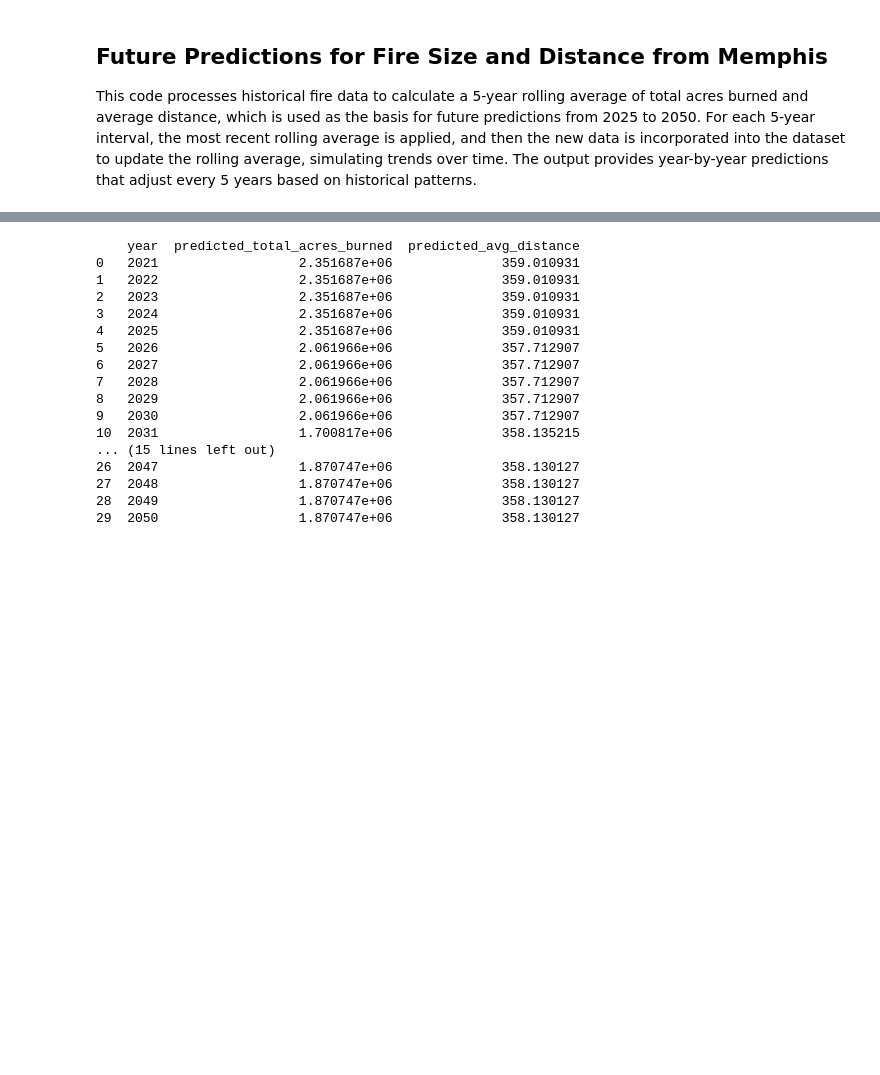
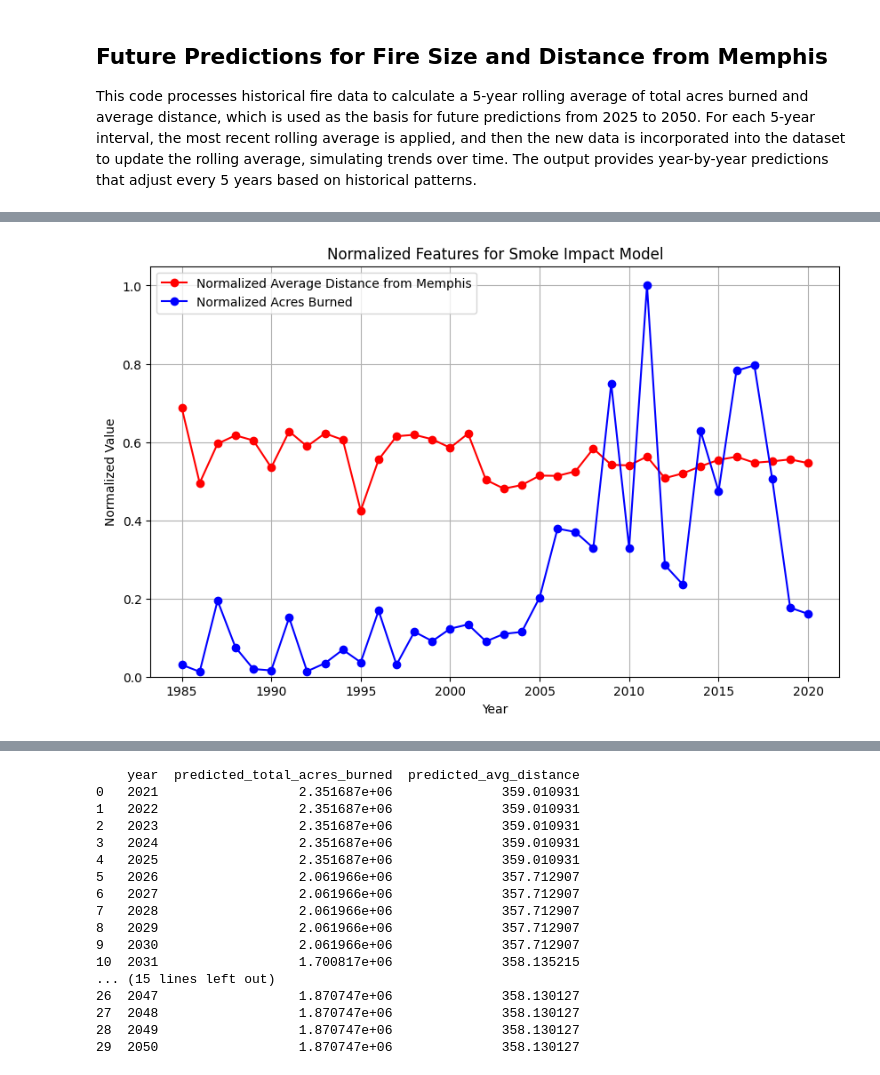
Before and after one commit to debsubdavis/data512-project, a Jupyter notebook: 01_smoke_impact_estimate_model/stage4_model_predictions.ipynb, the cells around one changed output, grey strips where cells are left out. Saved outputs shown, nothing was run; the diff lists cells and outputs as text; code cells hidden in the pictures; blank space fills up the shorter version.

```diff
--- a/01_smoke_impact_estimate_model/stage4_model_predictions.ipynb
+++ b/01_smoke_impact_estimate_model/stage4_model_predictions.ipynb
@@ -29,0 +81,24 @@ This code processes historical fire data to calculate a 5-year rolling average o
+# %%
+# Read the CSV file
+df = pd.read_csv(NORM_WT_FTRS_INPUT_PATH)
+
+
+# Set the variables from the DataFrame values
+acres_weight = df.at[0, "acres_weight"]
+dist_weight = df.at[0, "dist_weight"]
+max_acres_burned = df.at[0, "max_total_acres_burned"]
+
+# Convert to the appropriate data type if needed
+acres_weight = float(acres_weight)
+dist_weight = float(dist_weight)
+max_acres_burned = float(max_acres_burned)
+
+
+print(f'max_acres_burned: {max_acres_burned}, acres_weight: {acres_weight}, dist_weight: {dist_weight}')
+
+max_distance = 650
+
+# Normalize and rename the future prediction features
+filtered_yearly_fire_data['total_acres_burned_normalized'] = filtered_yearly_fire_data['total_acres_burned_sum'] / max_acres_burned
+
+filtered_yearly_fire_data['distance_normalized'] = filtered_yearly_fire_data['avg_distance'] / max_distance
@@ -29,0 +117,17 @@ This code processes historical fire data to calculate a 5-year rolling average o
+# %%
+# Plot predicted smoke impact
+plt.figure(figsize=(10, 6))
+plt.plot(filtered_yearly_fire_data['fire_year'], filtered_yearly_fire_data['distance_normalized'], label='Normalized Average Distance from Memphis', linestyle='-', marker='o', color='red')
+plt.plot(filtered_yearly_fire_data['fire_year'], filtered_yearly_fire_data['total_acres_burned_normalized'], label='Normalized Acres Burned', linestyle='-', marker='o', color='blue')
+
+# Add titles and labels
+plt.title('Normalized Features for Smoke Impact Model')
+plt.xlabel('Year')
+plt.ylabel('Normalized Value')
+plt.ylim(0, None)  # Set y-axis to start at 0
+plt.grid(True)
+plt.legend()
+# Display the plot
+plt.show()
+# %% [output]
+[figure, added]
```
Also changed, not shown: parts of 11 cells of this notebook, 6 other files.
